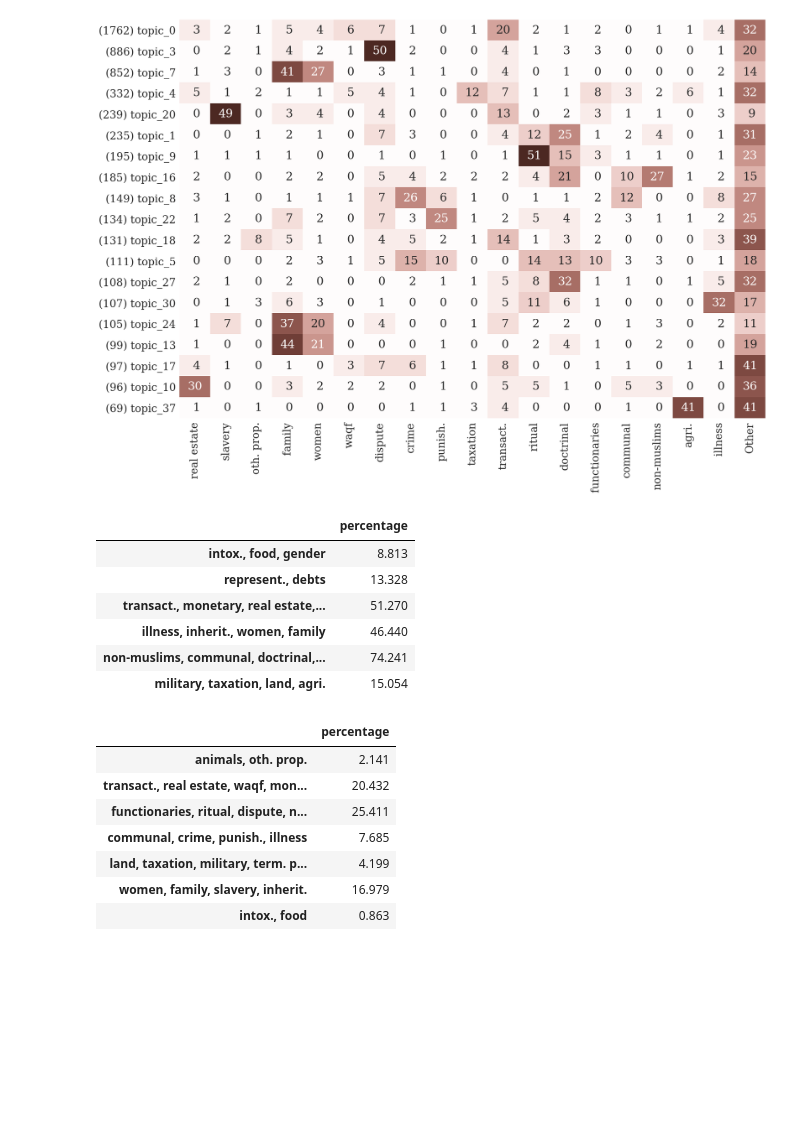
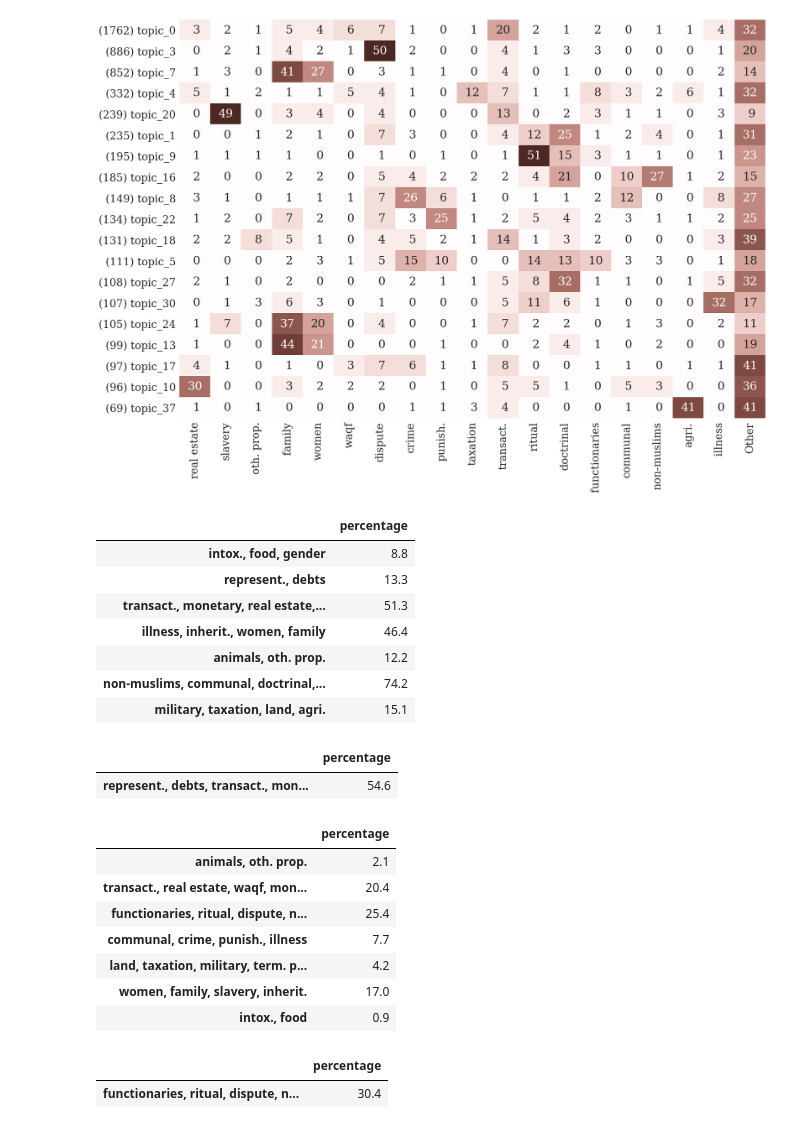
Before and after one commit to kaygun/Semantic_Mapping, a Jupyter notebook: notebooks/all-computations.ipynb, the cells around one changed output. Drawn from its saved outputs; the diff is of its cells as text; code cells hidden in the pictures; blank space fills up the shorter version.

```diff
--- a/notebooks/all-computations.ipynb
+++ b/notebooks/all-computations.ipynb
@@ -307,25 +307,32 @@ def calculate(workspace,clusters):
         tmp = set()
         for xs in subsets:
             tmp = tmp.union(workspace[xs])
-        res.update({', '.join(subsets): [np.round(100*len(tmp)/numFatwas,3)]})
+        res.update({', '.join(subsets): [np.round(100*len(tmp)/numFatwas,1)]})
     return DataFrame(res,index=['percentage']).transpose()
 # %%
 partitionWith1 = getPartition(1)
 
 calculate(partitionWith1,[['intox.','food','gender'],
                           ['represent.','debts'],
                           ['transact.','monetary','real estate','waqf','term. prop.'],
                           ['illness','inherit.','women','family'],
+                          ['animals','oth. prop.'],
                           ['non-muslims','communal','doctrinal','ritual','functionaries','dispute','punish.','crime'],
                           ['military','taxation','land','agri.']])
 # %% [output]
 |  | percentage |
-| intox., food, gender | 8.813 |
-| represent., debts | 13.328 |
-| transact., monetary, real estate,... | 51.270 |
-| illness, inherit., women, family | 46.440 |
-| non-muslims, communal, doctrinal,... | 74.241 |
-| military, taxation, land, agri. | 15.054 |
+| intox., food, gender | 8.8 |
+| represent., debts | 13.3 |
+| transact., monetary, real estate,... | 51.3 |
+| illness, inherit., women, family | 46.4 |
+| animals, oth. prop. | 12.2 |
+| non-muslims, communal, doctrinal,... | 74.2 |
+| military, taxation, land, agri. | 15.1 |
+# %%
+calculate(partitionWith1,[['represent.','debts','transact.','monetary','real estate','waqf','term. prop.']])
+# %% [output]
+|  | percentage |
+| represent., debts, transact., mon... | 54.6 |
 # %%
 partitionWith3 = getPartition(3)
 
@@ -338,11 +345,17 @@ calculate(partitionWith3,[['animals','oth. prop.'],
                           ['intox.','food']])
 # %% [output]
 |  | percentage |
-| animals, oth. prop. | 2.141 |
-| transact., real estate, waqf, mon... | 20.432 |
-| functionaries, ritual, dispute, n... | 25.411 |
-| communal, crime, punish., illness | 7.685 |
-| land, taxation, military, term. p... | 4.199 |
-| women, family, slavery, inherit. | 16.979 |
-| intox., food | 0.863 |
+| animals, oth. prop. | 2.1 |
+| transact., real estate, waqf, mon... | 20.4 |
+| functionaries, ritual, dispute, n... | 25.4 |
+| communal, crime, punish., illness | 7.7 |
+| land, taxation, military, term. p... | 4.2 |
+| women, family, slavery, inherit. | 17.0 |
+| intox., food | 0.9 |
+# %%
+calculate(partitionWith3,[['functionaries','ritual','dispute','non-muslims','doctrinal',
+                           'communal','crime','punish.','illness']])
+# %% [output]
+|  | percentage |
+| functionaries, ritual, dispute, n... | 30.4 |
 # %%
```
Also changed, not shown: parts of 1 cell of this notebook, 1 other file.
